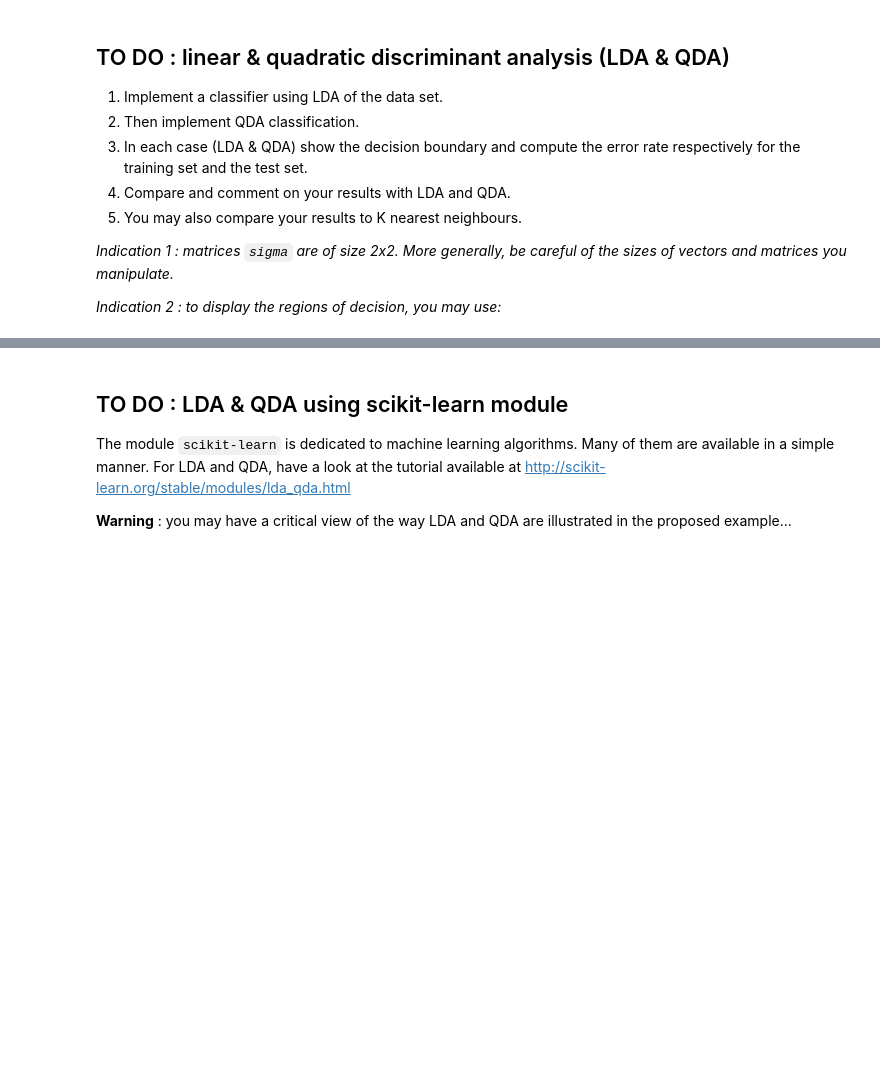
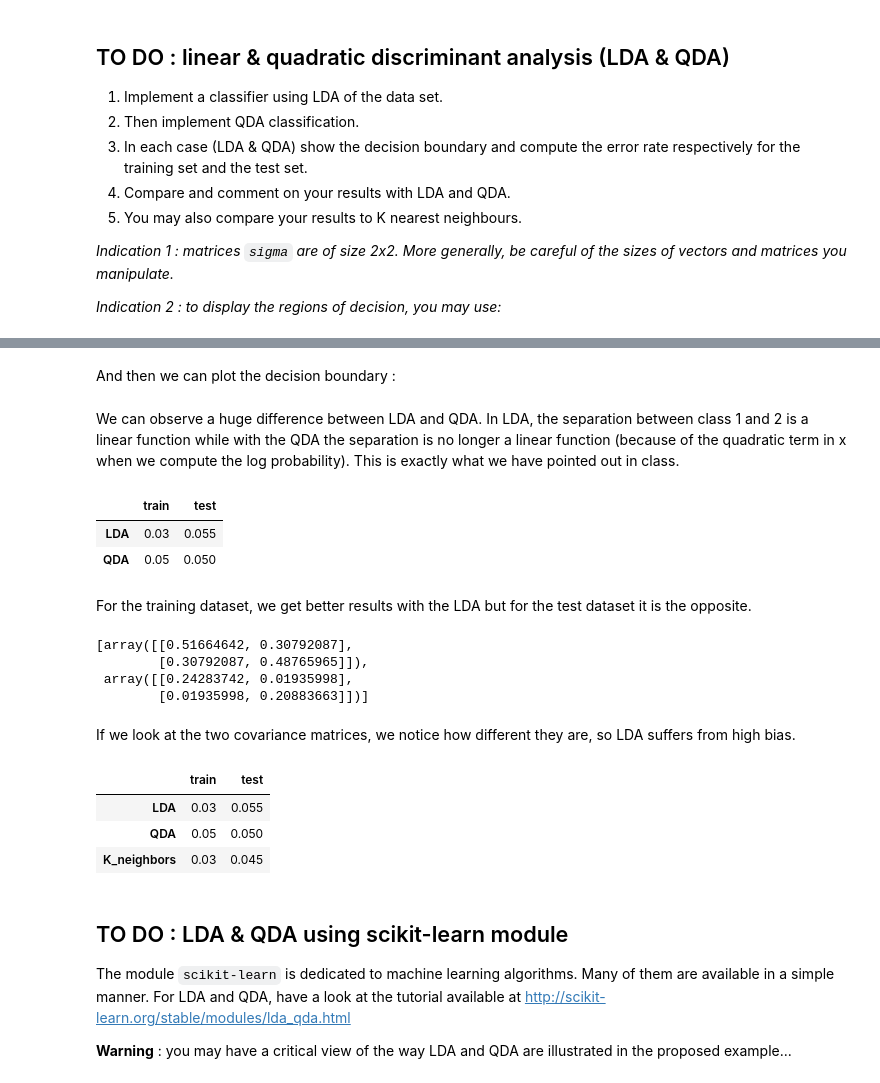
Before and after one commit to heez77/g3_decision, a Jupyter notebook: TP2_Gey_Jean/TP2_LDA_QDA.ipynb, the cells around one changed output, grey strips where cells are left out. Cells and saved outputs as stored; diff of their text form; code cells hidden in the pictures; blank space fills up the shorter version.

```diff
--- a/TP2_Gey_Jean/TP2_LDA_QDA.ipynb
+++ b/TP2_Gey_Jean/TP2_LDA_QDA.ipynb
@@ -45,0 +214,5 @@ _Indication 2 : to display the regions of decision, you may use:_
+# %%
+lda_classifier = LDA(train, test)
+qda_classifier = QDA(train,test)
+# %% [markdown]
+And then we can plot the decision boundary :
@@ -46,3 +223,42 @@ _Indication 2 : to display the regions of decision, you may use:_
+# %% [markdown]
+We can observe a huge difference between LDA and QDA. In LDA, the separation between class 1 and 2 is a linear function  while with the QDA the separation is no longer a linear function (because of the quadratic term in x when we compute the log probability). This is exactly what we have pointed out in class.
+# %%
+error_rate_LDA_train = lda_classifier.error_rate()
+error_rate_QDA_train = qda_classifier.error_rate()
+error_rate_LDA_test = lda_classifier.error_rate(train=False)
+error_rate_QDA_test = qda_classifier.error_rate(train=False)
+
+df_error_rate = pd.DataFrame(dict(train=[error_rate_LDA_train, error_rate_QDA_train], test=[error_rate_LDA_test, error_rate_QDA_test]), index=['LDA', 'QDA'])
+df_error_rate
+# %% [output]
+|  | train | test |
+| LDA | 0.03 | 0.055 |
+| QDA | 0.05 | 0.050 |
+# %% [markdown]
+For the training dataset, we get better results with the LDA but for the test dataset it is the opposite.
+# %%
+qda_classifier.get_sigma_estimators()
+# %% [output]
+[array([[0.51664642, 0.30792087],
+        [0.30792087, 0.48765965]]),
+ array([[0.24283742, 0.01935998],
+        [0.01935998, 0.20883663]])]
+# %% [markdown]
+If we look at the two covariance matrices, we notice how different they are, so LDA suffers from high bias.
+# %%
+from sklearn.neighbors import KNeighborsClassifier
+
+neigh = KNeighborsClassifier(n_neighbors=3)
+neigh.fit(train[:,1:], train[:,0])
+error_rate_K_train = 1 - np.count_nonzero(neigh.predict(train[:,1:]) == train[:,0])/train.shape[0]
+error_rate_K_test = 1 - np.count_nonzero(neigh.predict(test[:,1:]) == test[:,0])/test.shape[0]
+df_error_rate.loc['K_neighbors'] = [error_rate_K_train, error_rate_K_test]
+df_error_rate
+# %% [output]
+|  | train | test |
+| LDA | 0.03 | 0.055 |
+| QDA | 0.05 | 0.050 |
+| K_neighbors | 0.03 | 0.045 |
 # %%
 Nx1=100 # number of samples for display
 Nx2=100
```
Also changed, not shown: parts of 16 cells of this notebook, 6 other files.
